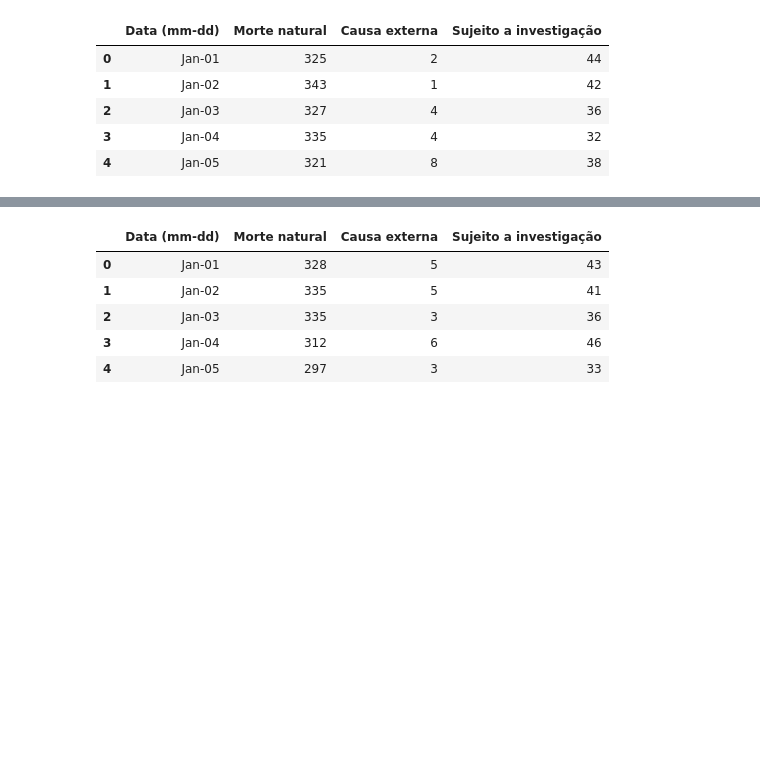
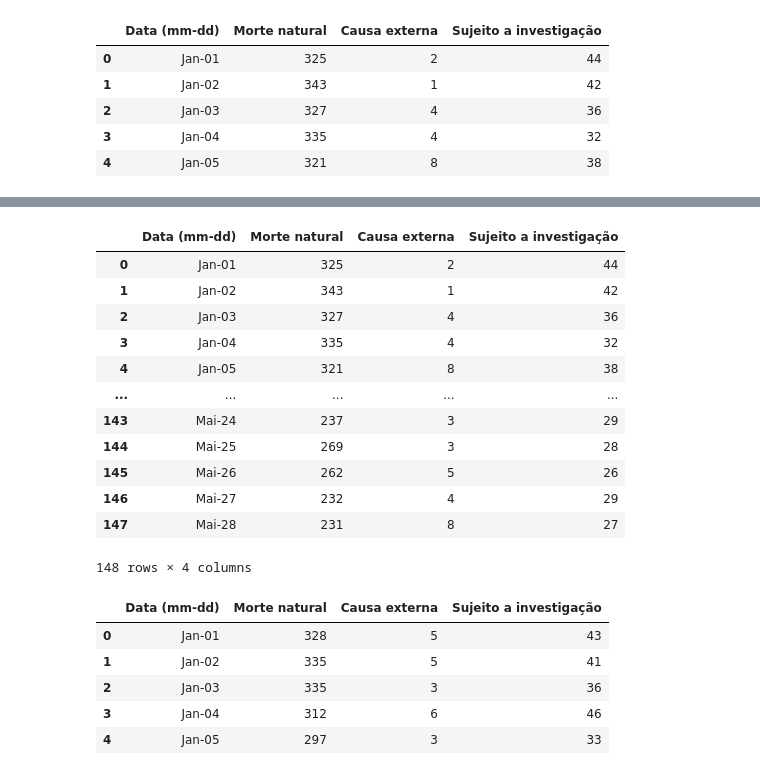
Before and after one commit to DianaA82332/Epidemiologia, a Jupyter notebook: estatisticas_covid_portugal.ipynb, the cells around one changed output, grey strips where cells are left out. Cells and saved outputs as stored; diff of their text form; code cells hidden in the pictures; blank space fills up the shorter version.

```diff
--- a/estatisticas_covid_portugal.ipynb
+++ b/estatisticas_covid_portugal.ipynb
@@ -40,7 +41,7 @@ py.iplot(dados)
 # %%
 import pandas as pd
 import numpy as np
-dados=pd.read_csv("/Users/dianamartins/Documents/GitHub/Epidemiologia/Mortalidade_Covid_Portugal/tipo_morte2019.csv")
+dados=pd.read_csv("/Users/dianamartins/Documents/GitHub/Epidemiologia/Trabalho_final/tipo_morte2019.csv")
 dados.head()
 # %% [output]
 |  | Data (mm-dd) | Morte natural | Causa externa | Sujeito a investigação |
@@ -52 +57,17 @@ dados.head()
+# %%
+dados.loc[0:147]
+# %% [output]
+|  | Data (mm-dd) | Morte natural | Causa externa | Sujeito a investigação |
+| 0 | Jan-01 | 325 | 2 | 44 |
+| 1 | Jan-02 | 343 | 1 | 42 |
+| 2 | Jan-03 | 327 | 4 | 36 |
+| 3 | Jan-04 | 335 | 4 | 32 |
+| 4 | Jan-05 | 321 | 8 | 38 |
+| ... | ... | ... | ... | ... |
+| 143 | Mai-24 | 237 | 3 | 29 |
+| 144 | Mai-25 | 269 | 3 | 28 |
+| 145 | Mai-26 | 262 | 5 | 26 |
+| 146 | Mai-27 | 232 | 4 | 29 |
+| 147 | Mai-28 | 231 | 8 | 27 |
+148 rows × 4 columns
 # %%
```
Also changed, not shown: parts of 6 cells of this notebook.
